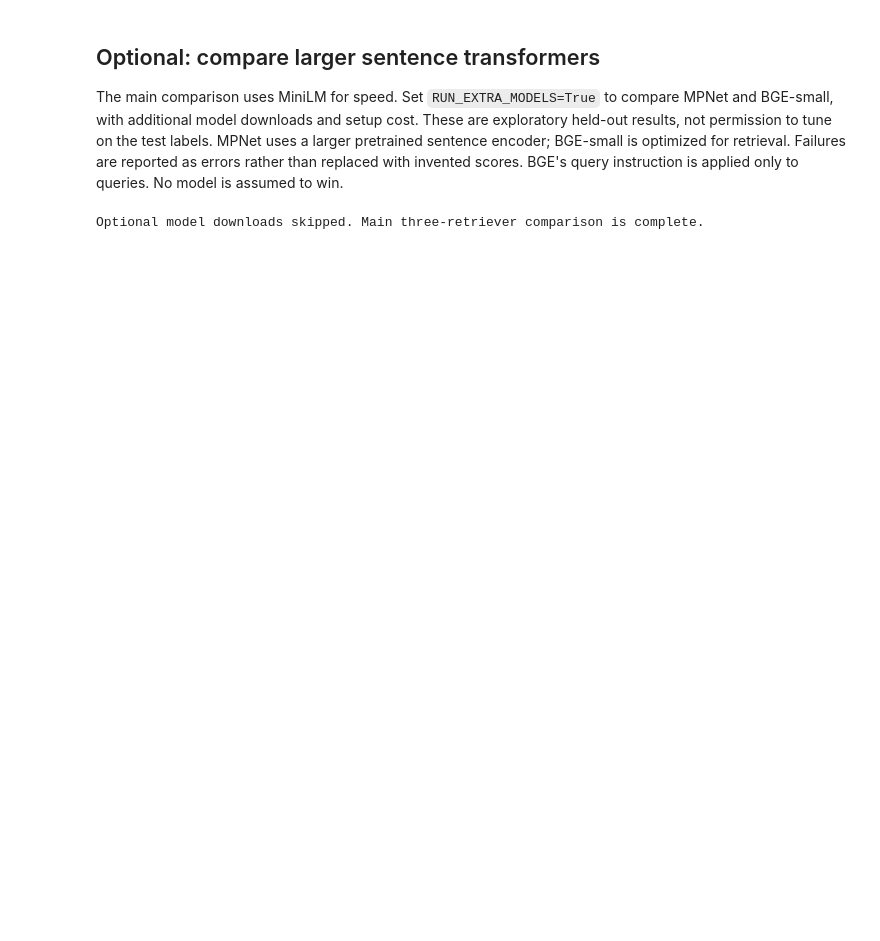
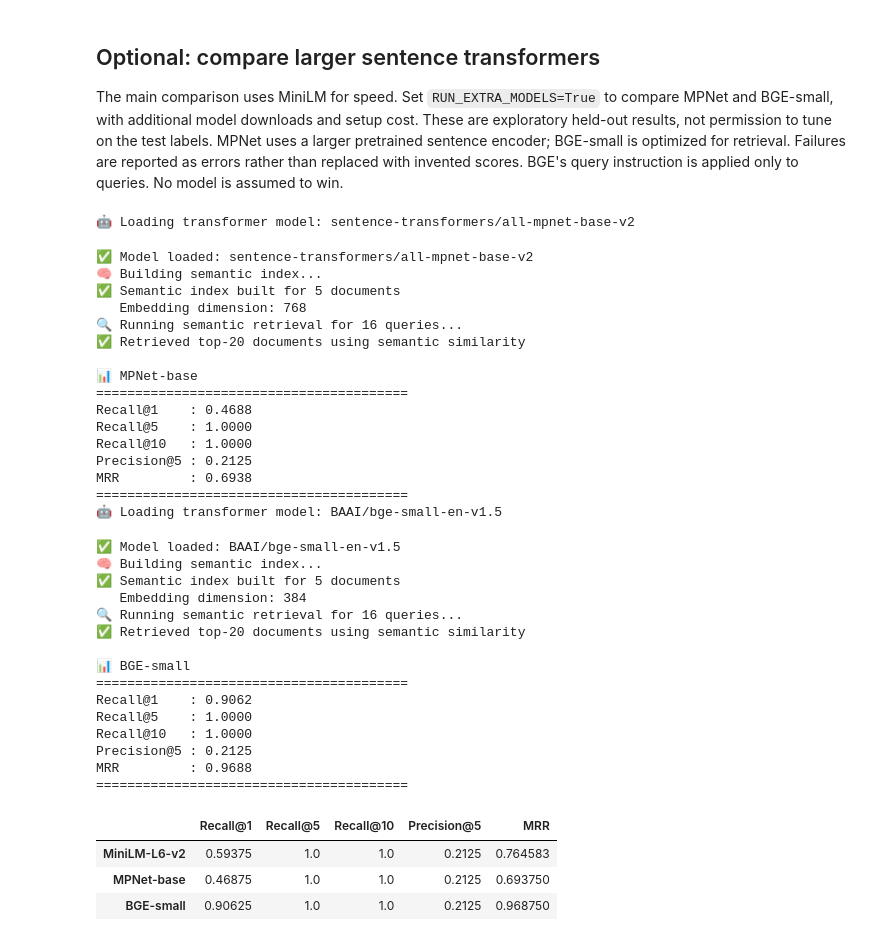
Before and after one commit to polarbeargo/Deep-Learning-Nanodegree-Program-Projects, a Jupyter notebook: Build a Transformer-Based Q&A System Project/notebooks/unified_retrieval_comparison.ipynb, the cells around one changed output. Drawn from its saved outputs; the diff is of its cells as text; code cells hidden in the pictures; blank space fills up the shorter version.

```diff
--- a/Build a Transformer-Based Q&A System Project/notebooks/unified_retrieval_comparison.ipynb
+++ b/Build a Transformer-Based Q&A System Project/notebooks/unified_retrieval_comparison.ipynb
@@ -414,23 +401,58 @@ All three retrievers satisfy the shared demo interface; no generator API call wa
 
 The main comparison uses MiniLM for speed. Set `RUN_EXTRA_MODELS=True` to compare MPNet and BGE-small, with additional model downloads and setup cost. These are exploratory held-out results, not permission to tune on the test labels. MPNet uses a larger pretrained sentence encoder; BGE-small is optimized for retrieval. Failures are reported as errors rather than replaced with invented scores. BGE's query instruction is applied only to queries. No model is assumed to win.
 # %%
-RUN_EXTRA_MODELS = False
+RUN_EXTRA_MODELS = True
 extra_metrics = {'MiniLM-L6-v2': transformer_metrics}
 if RUN_EXTRA_MODELS:
     configurations = [
         ('MPNet-base', 'sentence-transformers/all-mpnet-base-v2', ''),
         ('BGE-small', 'BAAI/bge-small-en-v1.5',
          'Represent this sentence for searching relevant passages: '),
     ]
     for name, model_id, prefix in configurations:
         extra = TransformerRetriever(model_id)
         extra.build_index(corpus_texts)
         ranking = extra.retrieve([prefix + query for query in query_texts], k=20)
         extra_metrics[name] = IRMetrics.evaluate_retrieval(ranking, qrels_dict)
         IRMetrics.print_metrics(extra_metrics[name], name)
         del extra
     display(pd.DataFrame(extra_metrics).T)
 else:
     print('Optional model downloads skipped. Main three-retriever comparison is complete.')
 # %% [output]
-Optional model downloads skipped. Main three-retriever comparison is complete.
+🤖 Loading transformer model: sentence-transformers/all-mpnet-base-v2
+✅ Model loaded: sentence-transformers/all-mpnet-base-v2
+🧠 Building semantic index...
+✅ Semantic index built for 5 documents
+   Embedding dimension: 768
+🔍 Running semantic retrieval for 16 queries...
+✅ Retrieved top-20 documents using semantic similarity
+
+📊 MPNet-base
+========================================
+Recall@1    : 0.4688
+Recall@5    : 1.0000
+Recall@10   : 1.0000
+Precision@5 : 0.2125
+MRR         : 0.6938
+========================================
+🤖 Loading transformer model: BAAI/bge-small-en-v1.5
+✅ Model loaded: BAAI/bge-small-en-v1.5
+🧠 Building semantic index...
+✅ Semantic index built for 5 documents
+   Embedding dimension: 384
+🔍 Running semantic retrieval for 16 queries...
+✅ Retrieved top-20 documents using semantic similarity
+
+📊 BGE-small
+========================================
+Recall@1    : 0.9062
+Recall@5    : 1.0000
+Recall@10   : 1.0000
+Precision@5 : 0.2125
+MRR         : 0.9688
+========================================
+|  | Recall@1 | Recall@5 | Recall@10 | Precision@5 | MRR |
+| MiniLM-L6-v2 | 0.59375 | 1.0 | 1.0 | 0.2125 | 0.764583 |
+| MPNet-base | 0.46875 | 1.0 | 1.0 | 0.2125 | 0.693750 |
+| BGE-small | 0.90625 | 1.0 | 1.0 | 0.2125 | 0.968750 |
```
Also changed, not shown: parts of 4 cells of this notebook.
